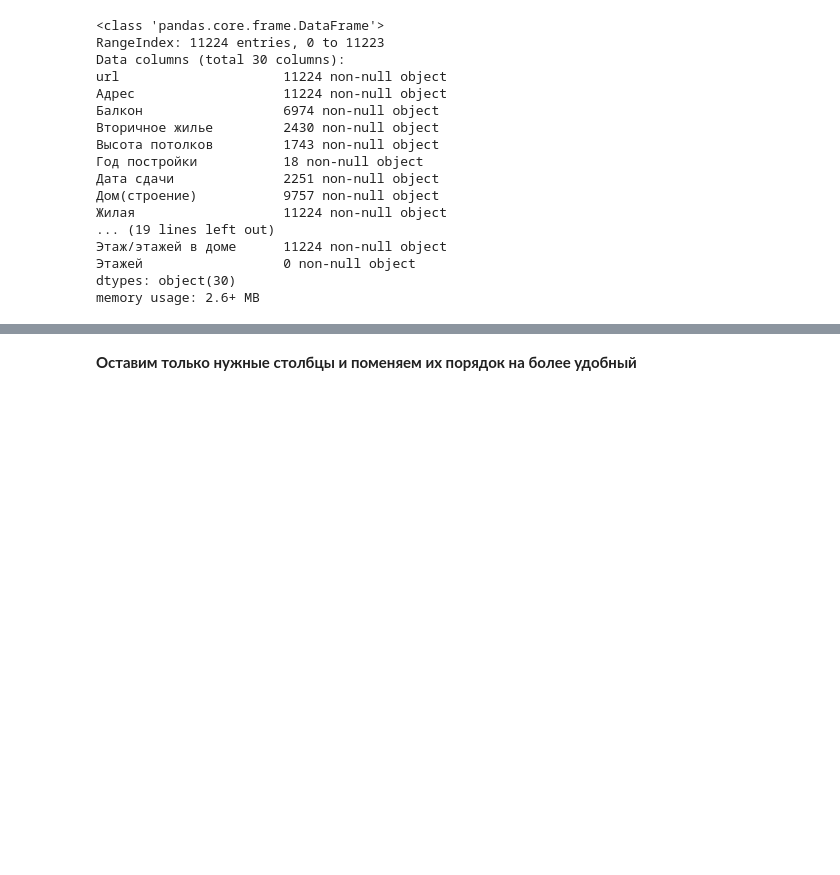
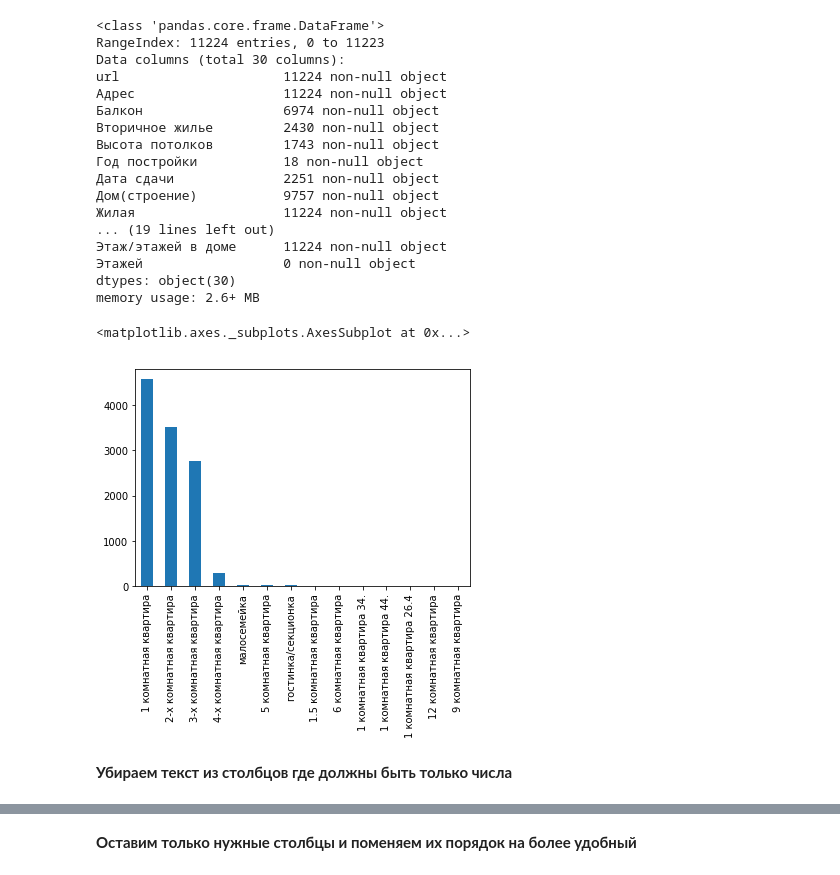
Before and after one commit to tarasovnm/kvadrat64_analysis, a Jupyter notebook: Data cleaning and preparation.ipynb, the cells around one changed output, grey strips where cells are left out. Saved outputs shown, nothing was run; the diff lists cells and outputs as text; code cells hidden in the pictures; blank space fills up the shorter version.

Commit message:
Cleaned data, separated by type and saved flats dataset.

```diff
--- a/Data cleaning and preparation.ipynb
+++ b/Data cleaning and preparation.ipynb
@@ -166,3 +148,10 @@ url                     11224 non-null object
 Этажей                  0 non-null object
 dtypes: object(30)
 memory usage: 2.6+ MB
+# %%
+data_flats['Тип'].value_counts().plot(kind='bar')
+# %% [output]
+<matplotlib.axes._subplots.AxesSubplot at 0x...>
+[figure, added]
+# %% [markdown]
+**Убираем текст из столбцов где должны быть только числа**
```
Also changed, not shown: parts of 16 cells of this notebook.
